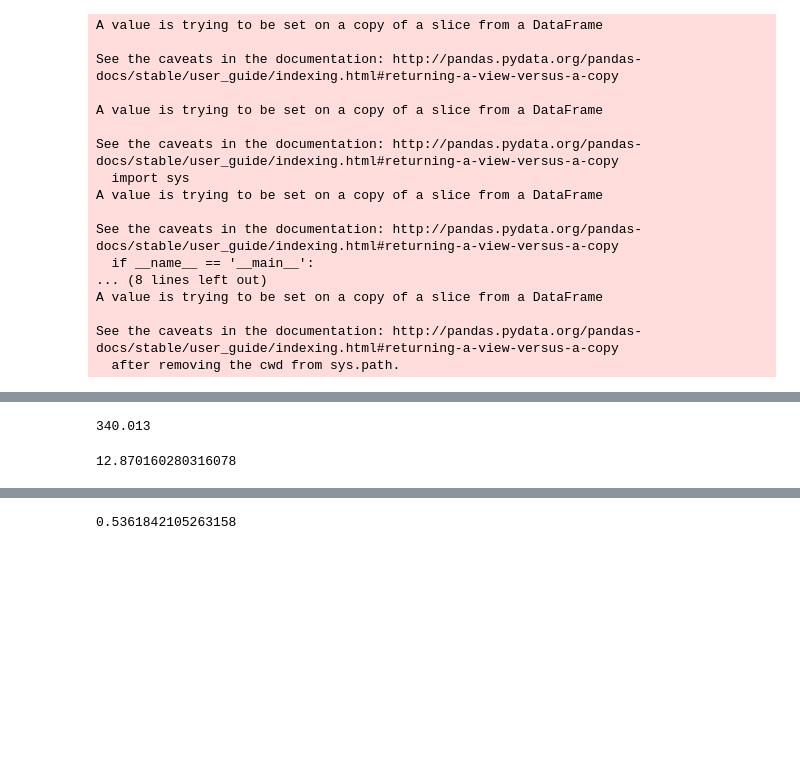
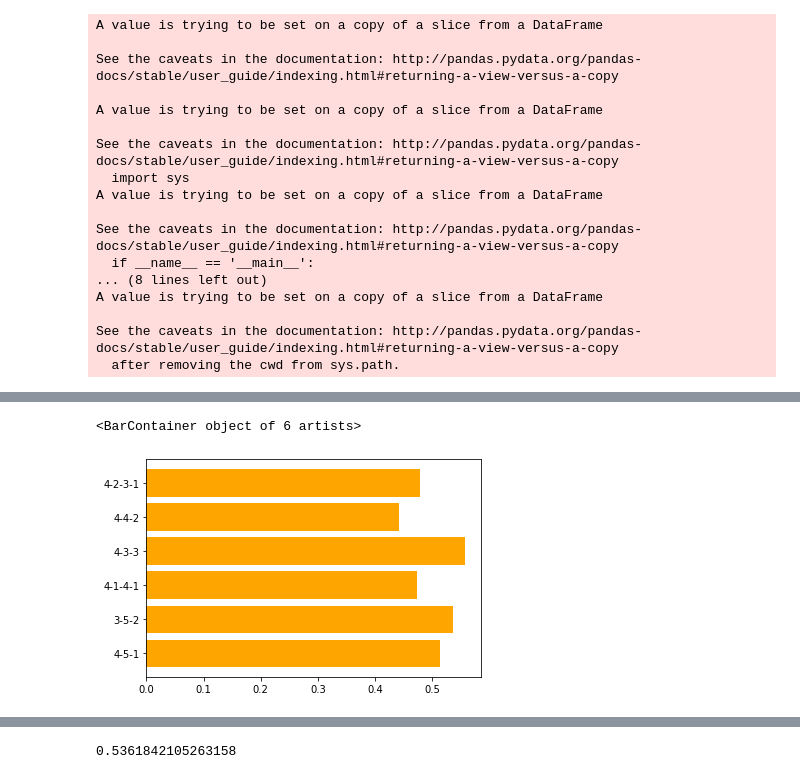
Before and after one commit to gideonk063/module_3_project, a Jupyter notebook: New_forms.ipynb, the cells around one changed output, grey strips where cells are left out. Cells and saved outputs as stored; diff of their text form; code cells hidden in the pictures; blank space fills up the shorter version.

```diff
--- a/New_forms.ipynb
+++ b/New_forms.ipynb
@@ -464,3 +462,8 @@ df_form_win
+# %%
+plt.barh(df_form_win.formation[::-1],df_form_win.win_percent,color='orange')
+# %% [output]
+<BarContainer object of 6 artists>
+[figure, added]
 # %%
 df_no_draw.head(3)
 # %% [output]
@@ -483,18 +486,6 @@ def graph_hist(n,p,sample_size,iterations,pop_mean,form_title):
     plt.xlabel('formation wins across five seasons')
     plt.ylabel('probability of win quantity')
     plt.title(f'{form_title} winning efficiency')
-# %%
-#sample mean
-round(np.mean(get_sample_means(663,(340/663),500,1000)),3)
-# %% [output]
-340.013
-# %%
-# population variance
-binomial_var_1 = (663*(340/663)*(1-340/663))
-binomial_std_1 = binomial_var_1**.5
-binomial_std_1
-# %% [output]
-12.870160280316078
 # %%
 # 4-2-3-1 mean distribution
 sns.distplot(get_sample_means(663,(340/663),500,1000),color='k')
```
Also changed, not shown: parts of 19 cells of this notebook, 1 other file.
